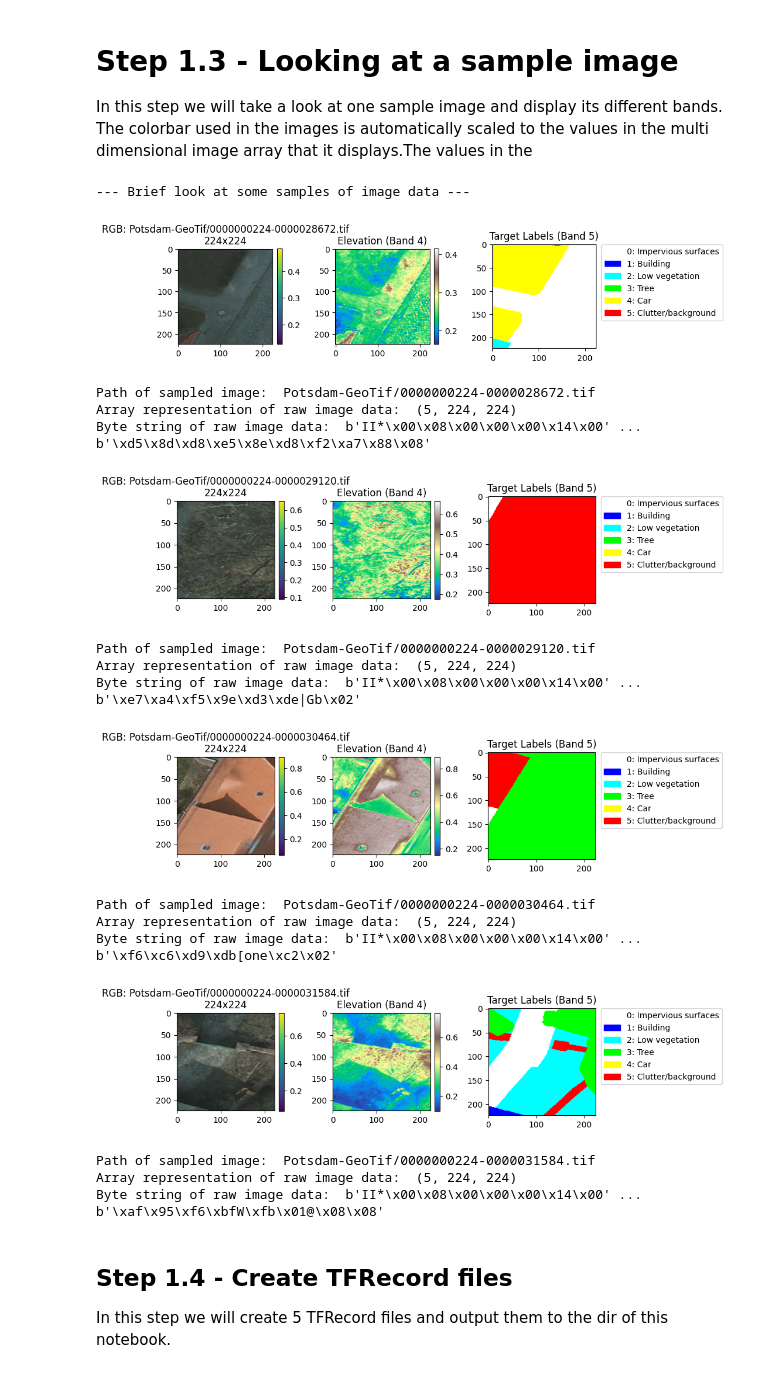
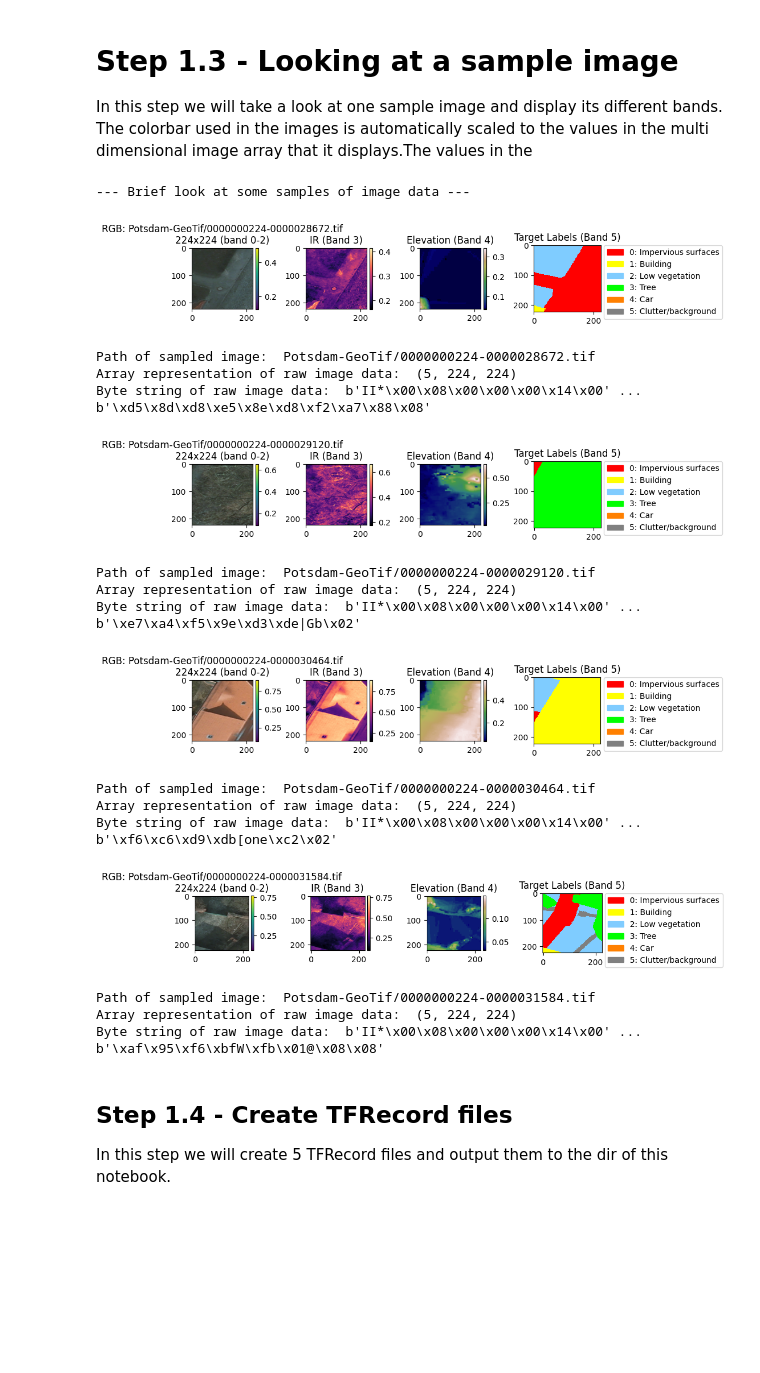
Before and after one commit to willayy/Design-Of-AI-Systems, a Jupyter notebook: module5group22/lab5.ipynb, the cells around one changed output. Cells and saved outputs as stored; diff of their text form; code cells hidden in the pictures; blank space fills up the shorter version.

```diff
--- a/module5group22/lab5.ipynb
+++ b/module5group22/lab5.ipynb
@@ -27,7 +27,7 @@ import pandas as pd
 
 # Read the name of the files in the potsdam dataset and log them
 # to a pandas df that we then can use to create splits of the data
-with zip.ZipFile(DATA_PATH, "r") as z:
+with zipfile.ZipFile(DATA_PATH, "r") as z:
     file_paths = z.namelist()
 
 # Remove the first entry and remove all prefixes
@@ -69,8 +69,7 @@ cv_splits = df_splitter(file_path_df,5,RANDOM_STATE)
 # Step 1.3 - Looking at a sample image
 In this step we will take a look at one sample image and display its different bands. The colorbar used in the images is automatically scaled to the values in the multi dimensional image array that it displays.The values in the
 # %%
-# A function that reads in data from a path and plots it using subplots.
-def display_tif(path, title):
+def extract_img_data_as_ndarray(path):
     # Code frome the Visualize_GeoTiff.ipynb notebook given in the assignment.
     img = rio.open(path)
     img_array = img.read()
@@ -79,24 +78,35 @@ def display_tif(path, title):
     bands = img_array.shape[0]
     img_array = img_array.reshape(bands, nRows * nCols).T
     img_array = img_array.reshape(nRows, nCols, bands)
+    # Pulling out different channels from the image and scaling the data.
+    rgb_img_array = img_array[:, :, 0:3] / 255
+    elevation_img_array = img_array[:, :, 3:4] / 255
+    water_mask_img_array = img_array[:, :, 4:5] / 255
+    target_label_img_array = img_array[:, :, 5:]
+    return (rgb_img_array, elevation_img_array, water_mask_img_array, target_label_img_array, nRows, nCols)
 
-    # Pulling out different channels from the image and scaling the data.
-    rgb_img_data = img_array[:, :, 0:3] / 255
-    elevation_img_array = img_array[:, :, 3:4] / 255
-    target_label_img_array = img_array[:, :, 5] / 255
+# A function that reads in data from a path and plots it using subplots.
+def display_tif(path, title):
+    rgb_img_array, elevation_img_array, water_mask_img_array, target_label_img_array, nRows, nCols = extract_img_data_as_ndarray(path)
+    # Plotting the data.
+    _, axes = plt.subplots(1, 4, figsize=(10, 3))
 
-    # Plotting the data.
-    _, axes = plt.subplots(1, 3, figsize=(10, 3))
-    # Plot 1: RGB Image
-    im1 = axes[0].imshow(rgb_img_data)
-    axes[0].set_title(f"RGB: {title}\n{nRows}x{nCols}")
+    # Plot 1: RGB Image plot
+    im1 = axes[0].imshow(rgb_img_array)
+    axes[0].set_title(f"RGB: {title}\n{nRows}x{nCols} (band 0-2)")
     plt.colorbar(im1, ax=axes[0], fraction=0.046, pad=0.04)
-    # Plot 2: Elevation
-    im2 = axes[1].imshow(elevation_img_array, cmap="terrain")
-    axes[1].set_title("Elevation (Band 4)")
+
+    # Plot 2: IR plot
+    im2 = axes[1].imshow(elevation_img_array, cmap="magma")
+    axes[1].set_title("IR (Band 3)")
     plt.colorbar(im2, ax=axes[1], fraction=0.046, pad=0.04)
 
-    # Plot 3: Target Labels, for this we also need to create a custom colormap
+    # Plot 3: Elevation plot
+    im3 = axes[2].imshow(water_mask_img_array, cmap="gist_earth")
+    axes[2].set_title("Elevation (Band 4)")
+    plt.colorbar(im3, ax=axes[2], fraction=0.046, pad=0.04)
+
+    # Plot 4: Target Labels, for this we also need to create a custom colormap
     class_names = [
         "Impervious surfaces",
         "Building",
@@ -108,58 +118,66 @@ def display_tif(path, title):
 
     # Class Colors (Normalized RGB 0-1)
     class_colors = [
-        (1.0, 1.0, 1.0),  # 0: Impervious surfaces (White)
-        (0.0, 0.0, 1.0),  # 1: Building (Blue)
-        (0.0, 1.0, 1.0),  # 2: Low vegetation (Cyan)
+        (1.0, 0.0, 0.0),  # 0: Impervious surfaces (Red)
+        (1.0, 1.0, 0.0),  # 1: Building (Yellow)
+        (0.5, 0.8, 1.0),  # 2: Low vegetation (Baby blue)
         (0.0, 1.0, 0.0),  # 3: Tree (Green)
-        (1.0, 1.0, 0.0),  # 4: Car (Yellow)
-        (1.0, 0.0, 0.0)   # 5: Clutter/background (Red)
+        (1.0, 0.5, 0.0),  # 4: Car (Orange)
+        (0.5, 0.5, 0.5)   # 5: Clutter/background (Gray)
     ]
 
     # Create the colormap
     cmap = mpl.colors.ListedColormap(class_colors)
-    axes[2].imshow(target_label_img_array, cmap=cmap)
-    axes[2].set_title("Target Labels (Band 5)")
+
+    # Create boundaries, these ensures that the classes get the the correct colors
+    bounds = [-0.5, 0.5, 1.5, 2.5, 3.5, 4.5, 5.5]
+    norm = mpl.colors.BoundaryNorm(bounds, cmap.N)
+
+    # Display the image
+    axes[3].imshow(target_label_img_array, cmap=cmap, norm=norm, interpolation='nearest')
+    axes[3].set_title("Target Labels (Band 5)")
+
     # Create legend patches
     patches = [
         mpl.patches.Patch(color=class_colors[i], label=f"{i}: {class_names[i]}")
         for i in range(len(class_names))
     ]
+
     # Add legend outside the plot
     plt.legend(handles=patches, bbox_to_anchor=(1.05, 1), loc='upper left', borderaxespad=0.)
 
     plt.tight_layout()
     plt.show()
 
 # Lets first look at the data from a samples image.
 print("--- Brief look at some samples of image data ---")
-with zip.ZipFile(DATA_PATH, "r") as z:
+with zipfile.ZipFile(DATA_PATH, "r") as z:
     for i in [2,4,10,15]:
         sample_image_path = z.namelist()[i]
         with z.open(sample_image_path) as f:
             display_tif(f, sample_image_path)
             print("Path of sampled image: ", sample_image_path)
             img = rio.open(f)
             img_array = img.read()[0:5]
             # Set some print options ot not bloat the terminal output
             print("Array representation of raw image data: ", img_array.shape)
             raw_data = f.read()
             print("Byte string of raw image data: ", raw_data[0:10], "...", raw_data[-10:])
 # %% [output]
 --- Brief look at some samples of image data ---
-[figure, old version]
+[figure, new version]
 Path of sampled image:  Potsdam-GeoTif/0000000224-0000028672.tif
 Array representation of raw image data:  (5, 224, 224)
 Byte string of raw image data:  b'II*\x00\x08\x00\x00\x00\x14\x00' ... b'\xd5\x8d\xd8\xe5\x8e\xd8\xf2\xa7\x88\x08'
-[figure, old version]
+[figure, new version]
 Path of sampled image:  Potsdam-GeoTif/0000000224-0000029120.tif
 Array representation of raw image data:  (5, 224, 224)
 Byte string of raw image data:  b'II*\x00\x08\x00\x00\x00\x14\x00' ... b'\xe7\xa4\xf5\x9e\xd3\xde|Gb\x02'
-[figure, old version]
+[figure, new version]
 Path of sampled image:  Potsdam-GeoTif/0000000224-0000030464.tif
 Array representation of raw image data:  (5, 224, 224)
 Byte string of raw image data:  b'II*\x00\x08\x00\x00\x00\x14\x00' ... b'\xf6\xc6\xd9\xdb[one\xc2\x02'
-[figure, old version]
+[figure, new version]
 Path of sampled image:  Potsdam-GeoTif/0000000224-0000031584.tif
 Array representation of raw image data:  (5, 224, 224)
 Byte string of raw image data:  b'II*\x00\x08\x00\x00\x00\x14\x00' ... b'\xaf\x95\xf6\xbfW\xfb\x01@\x08\x08'
```
Also changed, not shown: parts of 20 cells of this notebook, 2 other files.
